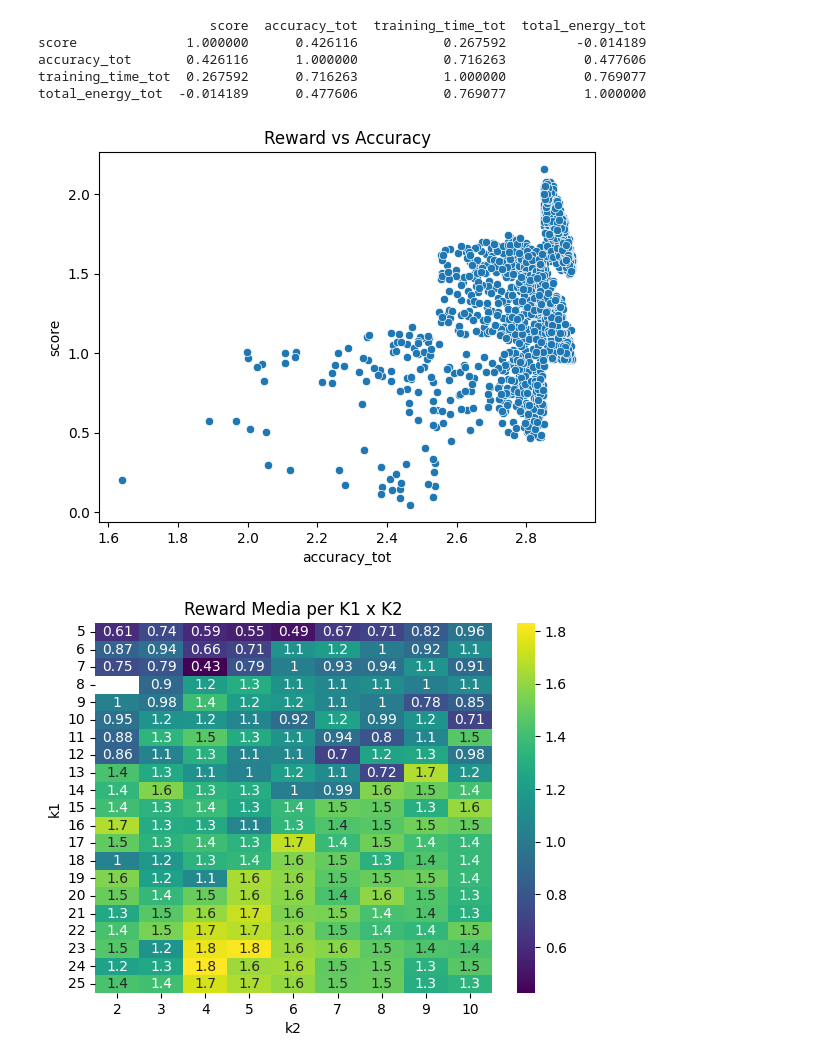
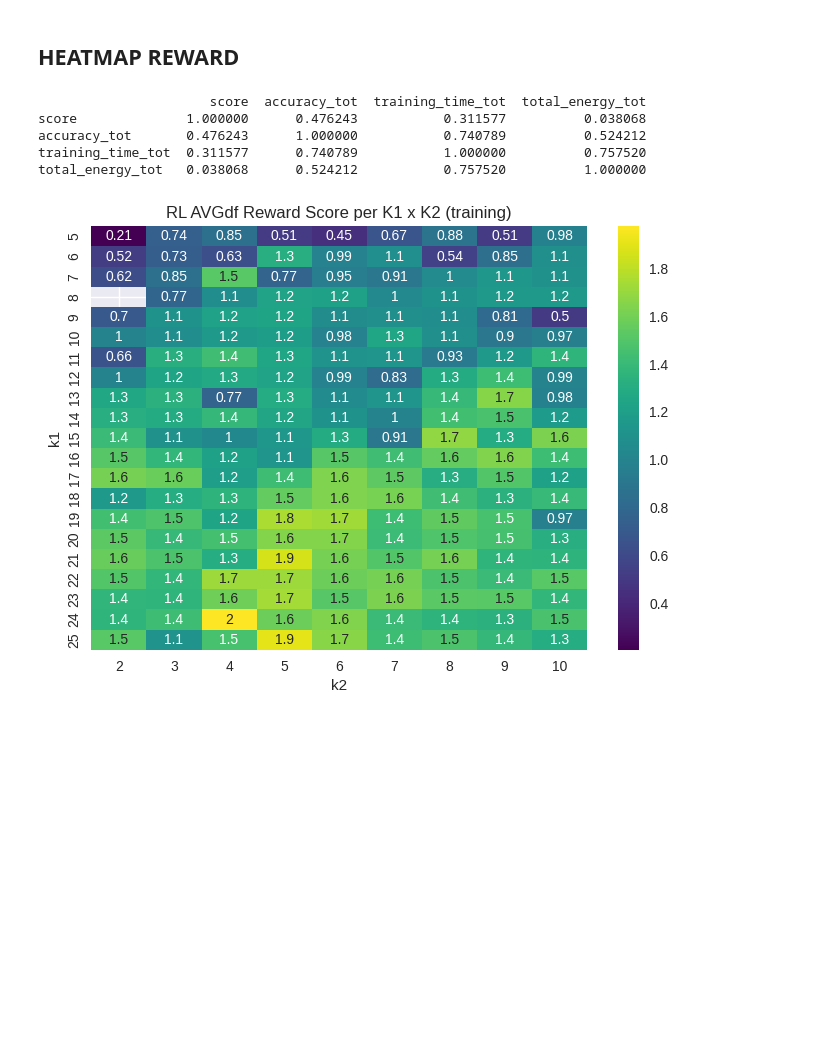
Before and after one commit to DomenicoVillari3/bioai, a Jupyter notebook: plot.ipynb, the cells around one changed output. Drawn from its saved outputs; the diff is of its cells as text; code cells hidden in the pictures; blank space fills up the shorter version.

```diff
--- a/plot.ipynb
+++ b/plot.ipynb
@@ -3,5 +3,12 @@ import pandas as pd
 import matplotlib.pyplot as plt
 import seaborn as sns
 import numpy as np
+import os
+
+dir_path = 'output/Experiment_7'
 # %%
-df=pd.read_csv("reuslts_trained.csv")
+training_results=pd.read_csv(os.path.join(dir_path, 'reuslts_trained.csv'))
+test_episodes=pd.read_csv(os.path.join(dir_path, 'training_results.csv'))
+results_trained =pd.read_csv(os.path.join(dir_path, 'test_episodes.csv'))
+step_test=pd.read_csv(os.path.join(dir_path, 'step_test.csv'),nrows=12)
+res_test = pd.read_csv(os.path.join(dir_path,'res_test.csv'))
@@ -32,25 +15,25 @@ plt.plot(x, df["score"], marker='x', linestyle='-', color='green')
+# %% [markdown]
+## HEATMAP REWARD
 # %%
 
 
 # 1. Correlazione tra componenti e reward
-print(df[['score', 'accuracy_tot', 'training_time_tot', 'total_energy_tot']].corr())
+print(training_results[['score', 'accuracy_tot', 'training_time_tot', 'total_energy_tot']].corr())
 
-# 2. Scatter plot reward vs accuracy
-plt.figure()
-sns.scatterplot(x='accuracy_tot', y='score', data=df)
-plt.title("Reward vs Accuracy")
-plt.show()
+
 
 # 3. Heatmap reward in funzione di k1 e k2
-pivot = df.pivot_table(index="k1", columns="k2", values="score", aggfunc="mean")
+pivot = training_results.pivot_table(index="k1", columns="k2", values="score", aggfunc="mean")
 sns.heatmap(pivot, annot=True, cmap="viridis")
-plt.title("Reward Media per K1 x K2")
+plt.title("RL AVGdf Reward Score per K1 x K2 (training)")
+
+
+plt.savefig('img/reward_heatmap_training.png',bbox_inches="tight")
 plt.show()
 # %% [output]
                       score  accuracy_tot  training_time_tot  total_energy_tot
-score              1.000000      0.426116           0.267592         -0.014189
-accuracy_tot       0.426116      1.000000           0.716263          0.477606
-training_time_tot  0.267592      0.716263           1.000000          0.769077
-total_energy_tot  -0.014189      0.477606           0.769077          1.000000
+score              1.000000      0.476243           0.311577          0.038068
+accuracy_tot       0.476243      1.000000           0.740789          0.524212
+training_time_tot  0.311577      0.740789           1.000000          0.757520
+total_energy_tot   0.038068      0.524212           0.757520          1.000000
-[figure, old version]
+[figure, new version]
-[figure, removed]
```
Also changed, not shown: parts of 4 cells of this notebook, 11 other files.
